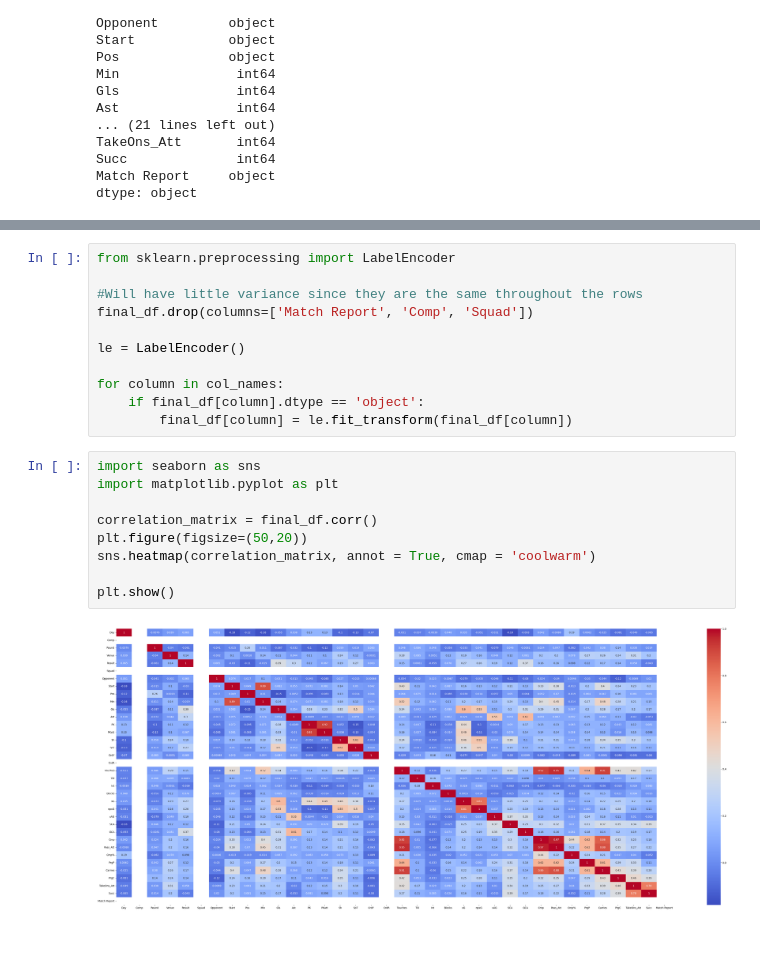
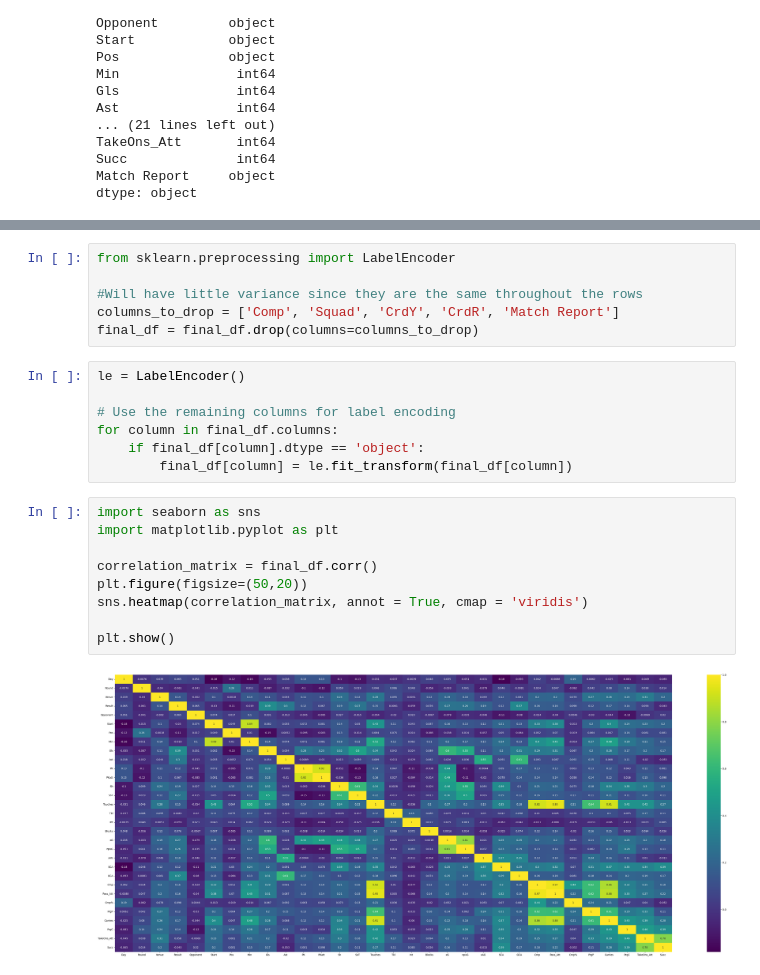
Before and after one commit to BILDADMOSES/PROJECT-MULTI, a Jupyter notebook: Web_Scrapping.ipynb, the cells around one changed output, grey strips where cells are left out. Cells and saved outputs as stored; diff of their text form; blank space fills up the shorter version.

```diff
--- a/Web_Scrapping.ipynb
+++ b/Web_Scrapping.ipynb
@@ -166,21 +175,23 @@ dtype: object
 from sklearn.preprocessing import LabelEncoder
 
 #Will have little variance since they are the same throughout the rows
-final_df.drop(columns=['Match Report', 'Comp', 'Squad'])
-
-le = LabelEncoder()
-
-for column in col_names:
-    if final_df[column].dtype == 'object':
-        final_df[column] = le.fit_transform(final_df[column])
+columns_to_drop = ['Comp', 'Squad', 'CrdY', 'CrdR', 'Match Report']
+final_df = final_df.drop(columns=columns_to_drop)
+# %%
+le = LabelEncoder()
+
+# Use the remaining columns for label encoding
+for column in final_df.columns:
+    if final_df[column].dtype == 'object':
+        final_df[column] = le.fit_transform(final_df[column])
 # %%
 import seaborn as sns
 import matplotlib.pyplot as plt
 
 correlation_matrix = final_df.corr()
 plt.figure(figsize=(50,20))
-sns.heatmap(correlation_matrix, annot = True, cmap = 'coolwarm')
+sns.heatmap(correlation_matrix, annot = True, cmap = 'viridis')
 
 plt.show()
 # %% [output]
-[figure, old version]
+[figure, new version]
```
Also changed, not shown: parts of 1 cell of this notebook, 1 other file.
